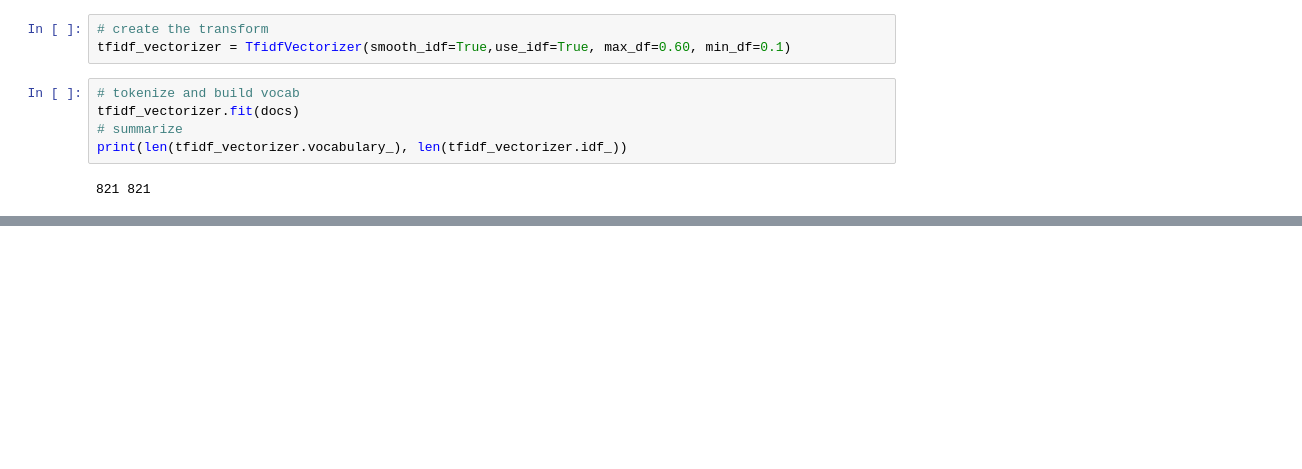
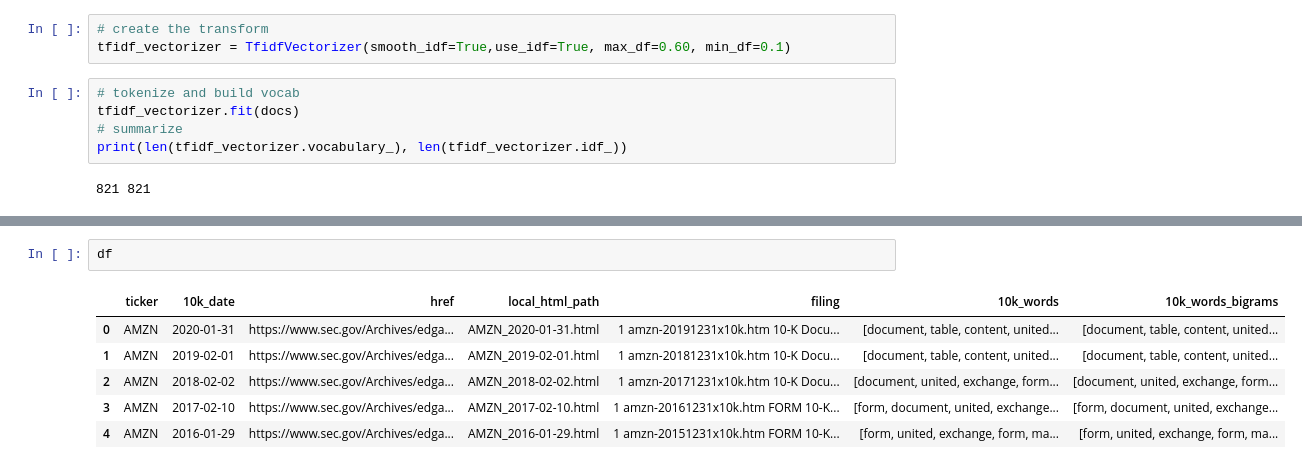
Before and after one commit to alsm6169/nlp_on_10k, a Jupyter notebook: NLP_on_10K.ipynb, the cells around one changed output, grey strips where cells are left out. Saved outputs shown, nothing was run; the diff lists cells and outputs as text; blank space fills up the shorter version.

```diff
--- a/NLP_on_10K.ipynb
+++ b/NLP_on_10K.ipynb
@@ -334,0 +350,9 @@ for dt, doc in zip(dates, docs):
+# %%
+df
+# %% [output]
+|  | ticker | 10k_date | href | local_html_path | filing | 10k_words | 10k_words_bigrams |
+| 0 | AMZN | 2020-01-31 | https://www.sec.gov/Archives/edga... | AMZN_2020-01-31.html | 1 amzn-20191231x10k.htm 10-K Docu... | [document, table, content, united... | [document, table, content, united... |
+| 1 | AMZN | 2019-02-01 | https://www.sec.gov/Archives/edga... | AMZN_2019-02-01.html | 1 amzn-20181231x10k.htm 10-K Docu... | [document, table, content, united... | [document, table, content, united... |
+| 2 | AMZN | 2018-02-02 | https://www.sec.gov/Archives/edga... | AMZN_2018-02-02.html | 1 amzn-20171231x10k.htm 10-K Docu... | [document, united, exchange, form... | [document, united, exchange, form... |
+| 3 | AMZN | 2017-02-10 | https://www.sec.gov/Archives/edga... | AMZN_2017-02-10.html | 1 amzn-20161231x10k.htm FORM 10-K... | [form, document, united, exchange... | [form, document, united, exchange... |
+| 4 | AMZN | 2016-01-29 | https://www.sec.gov/Archives/edga... | AMZN_2016-01-29.html | 1 amzn-20151231x10k.htm FORM 10-K... | [form, united, exchange, form, ma... | [form, united, exchange, form, ma... |
```
Also changed, not shown: parts of 9 cells of this notebook.
